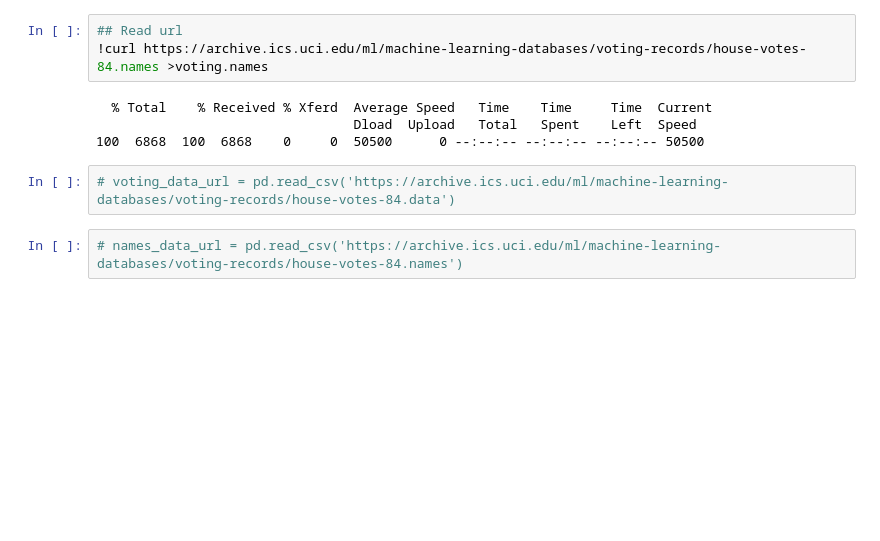
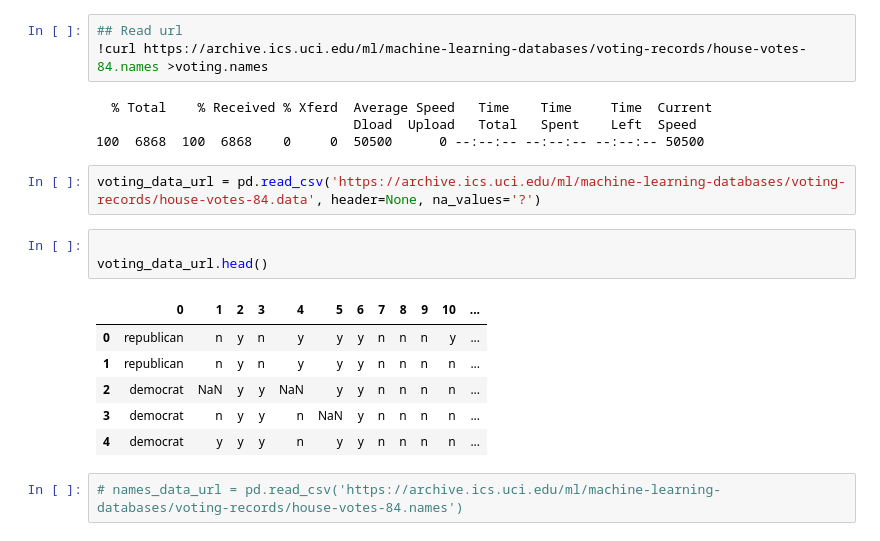
Before and after one commit to HeyLaxmi/DS-Unit-1-Sprint-1-Dealing-With-Data, a Jupyter notebook: LS_DS_131_Statistics_Probability_Assignment.ipynb, the cells around one changed output. Cells and saved outputs as stored; diff of their text form; blank space fills up the shorter version.

```diff
--- a/LS_DS_131_Statistics_Probability_Assignment.ipynb
+++ b/LS_DS_131_Statistics_Probability_Assignment.ipynb
@@ -44,7 +44,17 @@ voting_data = pd.read_csv('https://archive.ics.uci.edu/ml/machine-learning-datab
                                  Dload  Upload   Total   Spent    Left  Speed
 100  6868  100  6868    0     0  50500      0 --:--:-- --:--:-- --:--:-- 50500
 # %%
-# voting_data_url = pd.read_csv('https://archive.ics.uci.edu/ml/machine-learning-databases/voting-records/house-votes-84.data')
+voting_data_url = pd.read_csv('https://archive.ics.uci.edu/ml/machine-learning-databases/voting-records/house-votes-84.data', header=None, na_values='?')
+# %%
+
+voting_data_url.head()
+# %% [output]
+|  | 0 | 1 | 2 | 3 | 4 | 5 | 6 | 7 | 8 | 9 | 10 | ... |
+| 0 | republican | n | y | n | y | y | y | n | n | n | y | ... |
+| 1 | republican | n | y | n | y | y | y | n | n | n | n | ... |
+| 2 | democrat | NaN | y | y | NaN | y | y | n | n | n | n | ... |
+| 3 | democrat | n | y | y | n | NaN | y | n | n | n | n | ... |
+| 4 | democrat | y | y | y | n | y | y | n | n | n | n | ... |
 # %%
 # names_data_url = pd.read_csv('https://archive.ics.uci.edu/ml/machine-learning-databases/voting-records/house-votes-84.names')
 # %%
```
Also changed, not shown: parts of 13 cells of this notebook.
